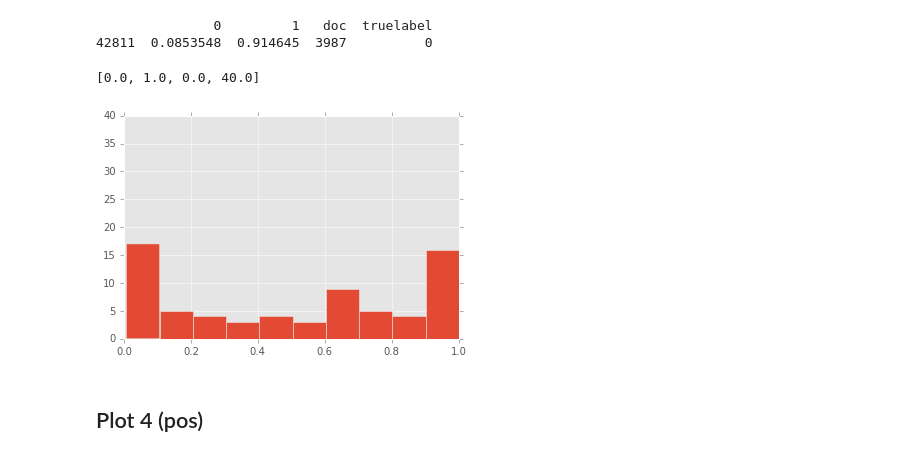
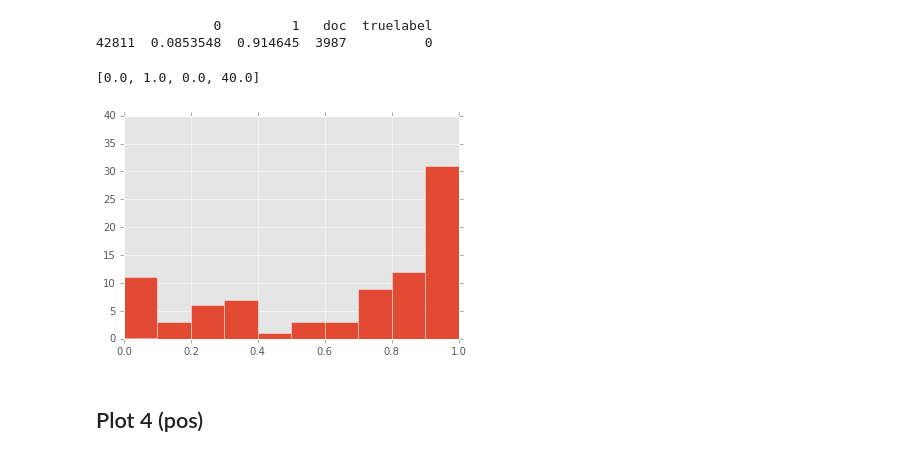
Before and after one commit to sarahwie/pubmed_nlp_research, a Jupyter notebook: Review_Histograms_Feature_Vecs.ipynb, the cells around one changed output. Saved outputs shown, nothing was run; the diff lists cells and outputs as text; code cells hidden in the pictures.

```diff
--- a/Review_Histograms_Feature_Vecs.ipynb
+++ b/Review_Histograms_Feature_Vecs.ipynb
@@ -24,15 +25,15 @@ print test1.iloc[[0]]
              id  sentiment                                             review
 21130  "5706_2"          0  "This movie is like the thousand \"cat and mou...
 # %%
-docs = pickle.load(open('docs.p','rb'))
+docs = pickle.load(open('./pickled_objects/docs.p','rb'))
 # %%
 print docs[0]
 # %% [output]
 [[u'this', u'movie', u'is', u'like', u'the', u'thousand', u'cat', u'and', u'mouse', u'movies', u'that', u'preceded', u'it'], [u'the', u'following', u'may', u'look', u'like', u'a', u'spoiler', u'but',  ...
 # %%
-models = pickle.load(open('models.p','rb'))
+models = pickle.load(open('./pickled_objects/models.p','rb'))
 # %%
-probssentences = pickle.load(open('probssentences.p', 'rb'))
+probssentences = pickle.load(open('./pickled_objects/probssentences.p', 'rb'))
 # %%
 probssentences[0:20]
 # %% [output]
@@ -208,19 +199,19 @@ print subset3[0:1]
 42811  0.0853548  0.914645  3987          0
 # %%
 #subset to the only column being that of the probabilities of the true label
-probspos = subset3[[0]]
+probspos3 = subset3[[0]]
 # %%
 #negative plot
 %matplotlib inline
 
-pltneg = plt.hist(probsneg)
+(n, bins, patches) = plt.hist(probspos3, bins=[0.0, 0.1, 0.2, 0.3, 0.4, 0.5, 0.6, 0.7, 0.8, 0.9, 1.0])
 #plt.title('Probability Distribution of Negative Sentence Scores among Misclassified True Negative Reviews (MaxDiff method)')
 #plt.xlabel("Probabilities assigned to sentences of being negative")
 #plt.ylabel("Frequency")
 plt.axis([0.0,1.0,0.0,40.0])
 # %% [output]
 [0.0, 1.0, 0.0, 40.0]
-[figure, old version]
+[figure, new version]
 # %% [markdown]
 ## Plot 4 (pos)
 # %%
```
Also changed, not shown: parts of 24 cells of this notebook, 6 other files.
